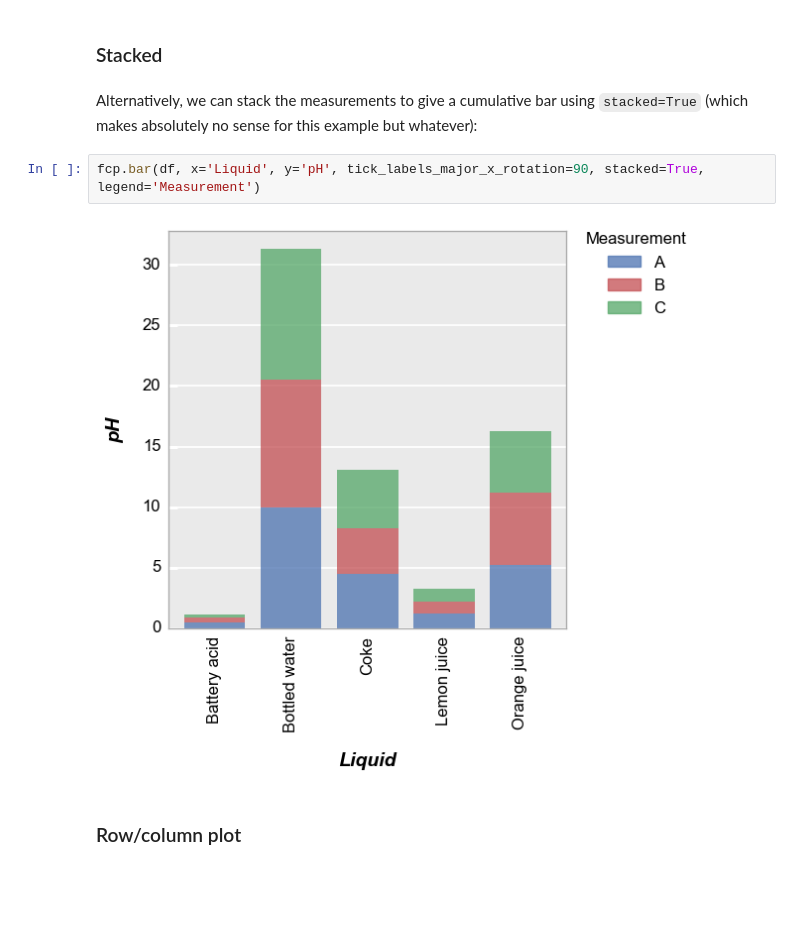
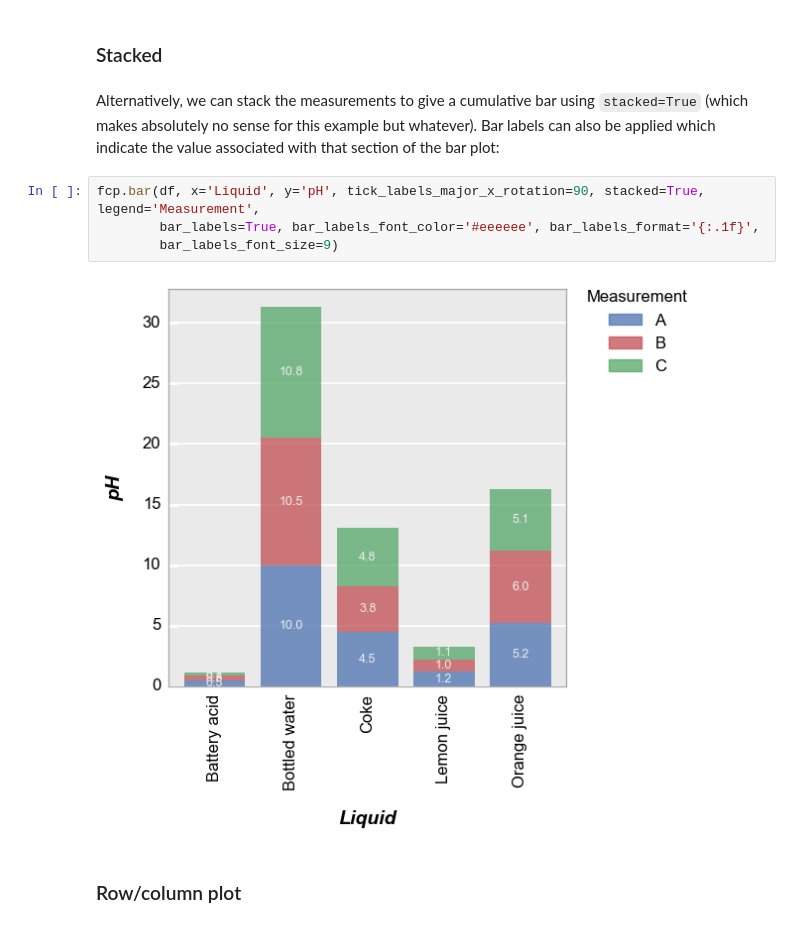
Before and after one commit to endangeredoxen/fivecentplots, a Jupyter notebook: doc/plot_types/barplot.ipynb, the cells around one changed output. Drawn from its saved outputs; the diff is of its cells as text; blank space fills up the shorter version.

```diff
--- a/doc/plot_types/barplot.ipynb
+++ b/doc/plot_types/barplot.ipynb
@@ -96,11 +103,13 @@ fcp.bar(df, x='Liquid', y='pH', tick_labels_major_x_rotation=90, legend='Measure
 # %% [markdown]
 ### Stacked
 # %% [markdown]
-Alternatively, we can stack the measurements to give a cumulative bar using `stacked=True` (which makes absolutely no sense for this example but whatever):
+Alternatively, we can stack the measurements to give a cumulative bar using `stacked=True` (which makes absolutely no sense for this example but whatever).  Bar labels can also be applied which indicate the value associated with that section of the bar plot:
 # %%
-fcp.bar(df, x='Liquid', y='pH', tick_labels_major_x_rotation=90, stacked=True, legend='Measurement')
+fcp.bar(df, x='Liquid', y='pH', tick_labels_major_x_rotation=90, stacked=True, legend='Measurement',
+        bar_labels=True, bar_labels_font_color='#eeeeee', bar_labels_format='{:.1f}',
+        bar_labels_font_size=9)
 # %% [output]
-[figure, old version]
+[figure, new version]
 # %% [markdown]
 ### Row/column plot
 # %% [markdown]
```
Also changed, not shown: parts of 2 cells of this notebook, 3 other files.
